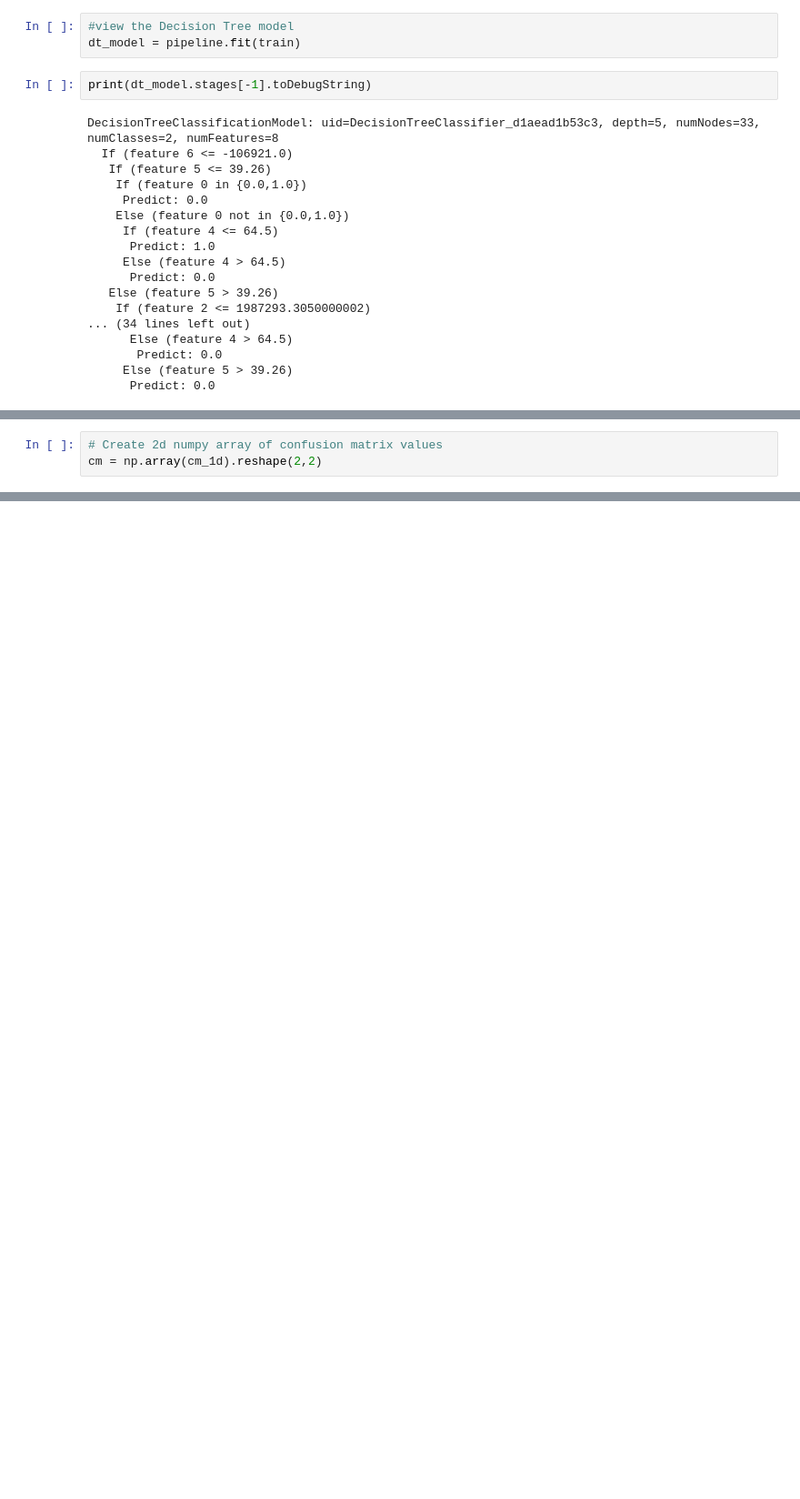
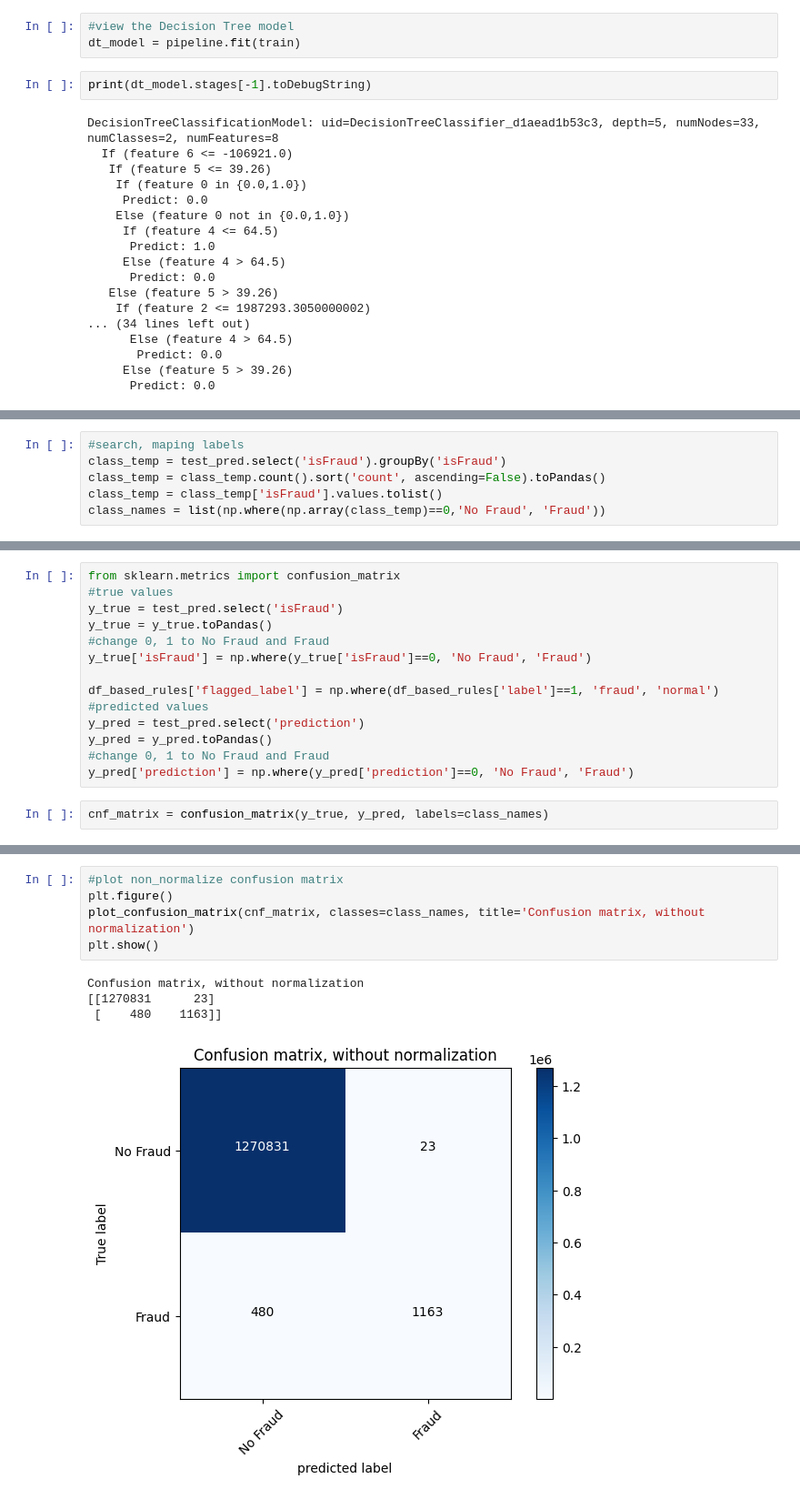
Before and after one commit to FelixQLe/Detect_Financial_Fraud_at_Scale_with_decision_Trees, a Jupyter notebook: Detect_Financial_fraud_use_mlflow_spark.ipynb, the cells around one changed output, grey strips where cells are left out. Shown at 91% size. Cells and saved outputs as stored; diff of their text form; blank space fills up the shorter version.

```diff
--- a/Detect_Financial_fraud_use_mlflow_spark.ipynb
+++ b/Detect_Financial_fraud_use_mlflow_spark.ipynb
@@ -1042,3 +836,0 @@ array([[   1163,     480],
-# %%
-# Create 2d numpy array of confusion matrix values
-cm = np.array(cm_1d).reshape(2,2)
@@ -1074,0 +965,6 @@ array([[1270831,      23],
+# %%
+#search, maping labels
+class_temp = test_pred.select('isFraud').groupBy('isFraud')
+class_temp = class_temp.count().sort('count', ascending=False).toPandas()
+class_temp = class_temp['isFraud'].values.tolist()
+class_names = list(np.where(np.array(class_temp)==0,'No Fraud', 'Fraud'))
@@ -1074,0 +975,16 @@ array([[1270831,      23],
+# %%
+from sklearn.metrics import confusion_matrix
+#true values
+y_true = test_pred.select('isFraud')
+y_true = y_true.toPandas()
+#change 0, 1 to No Fraud and Fraud
+y_true['isFraud'] = np.where(y_true['isFraud']==0, 'No Fraud', 'Fraud')
+
+df_based_rules['flagged_label'] = np.where(df_based_rules['label']==1, 'fraud', 'normal')
+#predicted values
+y_pred = test_pred.select('prediction')
+y_pred = y_pred.toPandas()
+#change 0, 1 to No Fraud and Fraud
+y_pred['prediction'] = np.where(y_pred['prediction']==0, 'No Fraud', 'Fraud')
+# %%
+cnf_matrix = confusion_matrix(y_true, y_pred, labels=class_names)
@@ -1074,0 +996,10 @@ array([[1270831,      23],
+# %%
+#plot non_normalize confusion matrix
+plt.figure()
+plot_confusion_matrix(cnf_matrix, classes=class_names, title='Confusion matrix, without normalization')
+plt.show()
+# %% [output]
+Confusion matrix, without normalization
+[[1270831      23]
+ [    480    1163]]
+[figure, added]
```
Also changed, not shown: parts of 35 cells of this notebook, 49 other files.
